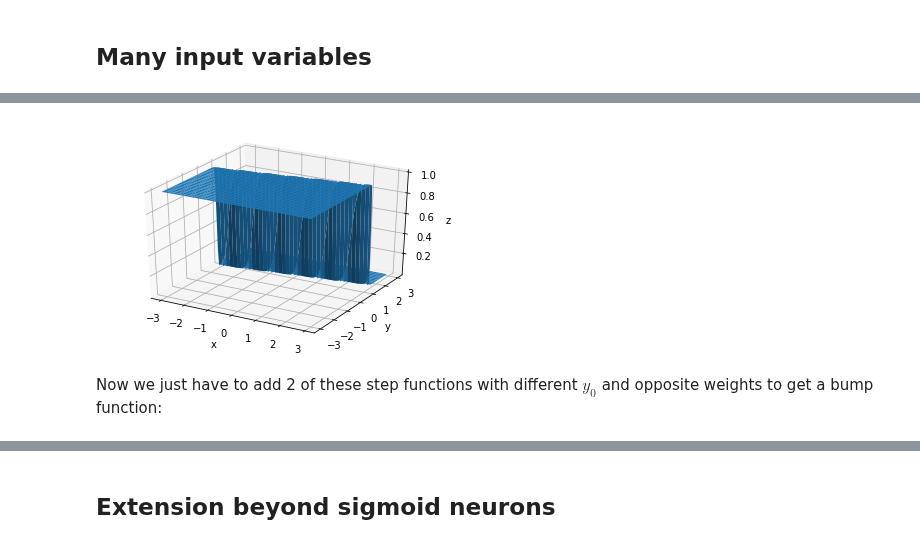
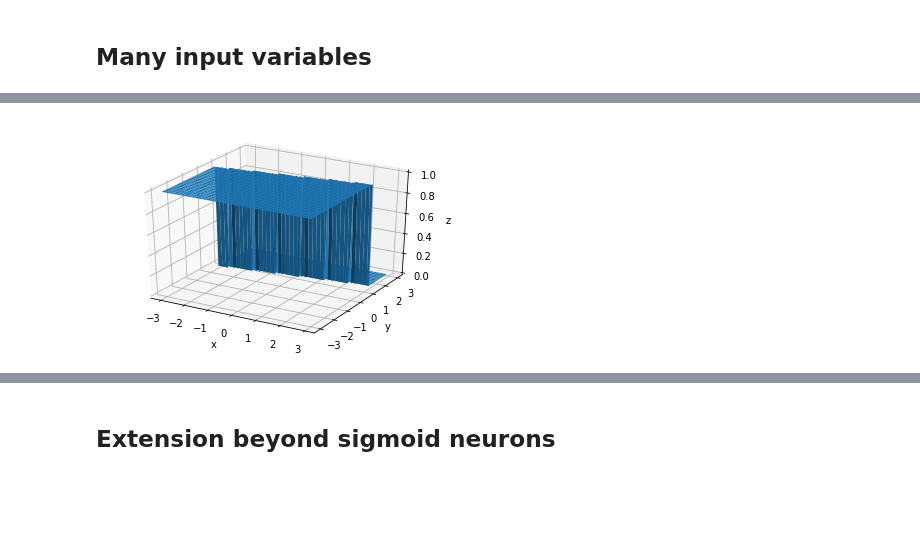
Before and after one commit to nndl-solutions/NNDL-solutions, a Jupyter notebook: notebooks/chap-4-a-visual-proof-that-neural-nets-can-compute-any-function.ipynb, the cells around one changed output, grey strips where cells are left out. Drawn from its saved outputs; the diff is of its cells as text; code cells hidden in the pictures; blank space fills up the shorter version.

```diff
--- a/notebooks/chap-4-a-visual-proof-that-neural-nets-can-compute-any-function.ipynb
+++ b/notebooks/chap-4-a-visual-proof-that-neural-nets-can-compute-any-function.ipynb
@@ -63,36 +63,34 @@ So we have a good step function. Let's plot one ($w_x = 10, \alpha = \pi / 20, y
 # %%
 import numpy as np
 from mpl_toolkits.mplot3d import Axes3D
 import matplotlib.pyplot as plt
-import math
+
+def plot(x, y, zs):
+    """Plot zs as a function of x and y"""
+    fig = plt.figure()
+    ax = fig.add_subplot(111, projection='3d')
+    Z = zs.reshape(X.shape)
+    ax.plot_surface(X, Y, Z)
+    ax.set_xlabel('x')
+    ax.set_ylabel('y')
+    ax.set_zlabel('z')
+    plt.show()
 
 def step(wx, x, y, y0, alpha):
-    wy = - wx / math.tan(alpha)
-    b = y0 * wx / math.tan(alpha)
+    wy = - wx / np.tan(alpha)
+    b = y0 * wx / np.tan(alpha)
     return sigmoid(wx*x + wy*y + b)
 
 def sigmoid(x):
-    return 1 / (1 + math.exp(-x))
+    return 1 / (1 + np.exp(-x))
 
-wx = 10  # any large value
-alpha = math.pi / 20  # rad
+wx = 100  # any large value
+alpha = np.pi / 20  # rad
 y0 = 1  # the line will pass through the point (0, y0)
 
-fig = plt.figure()
-ax = fig.add_subplot(111, projection='3d')
 x = y = np.arange(-3.0, 3.0, 0.05)
 X, Y = np.meshgrid(x, y)
 zs = np.array([step(wx, x, y, y0, alpha) for x, y in zip(np.ravel(X), np.ravel(Y))])
-Z = zs.reshape(X.shape)
-
-ax.plot_surface(X, Y, Z)
-
-ax.set_xlabel('x')
-ax.set_ylabel('y')
-ax.set_zlabel('z')
-
-plt.show()
+plot(x, y, zs)
 # %% [output]
-[figure, old version]
+[figure, new version]
-# %% [markdown]
-Now we just have to add 2 of these step functions with different $y_0$ and opposite weights to get a bump function:
```
Also changed, not shown: parts of 10 cells of this notebook, 1 other file.
